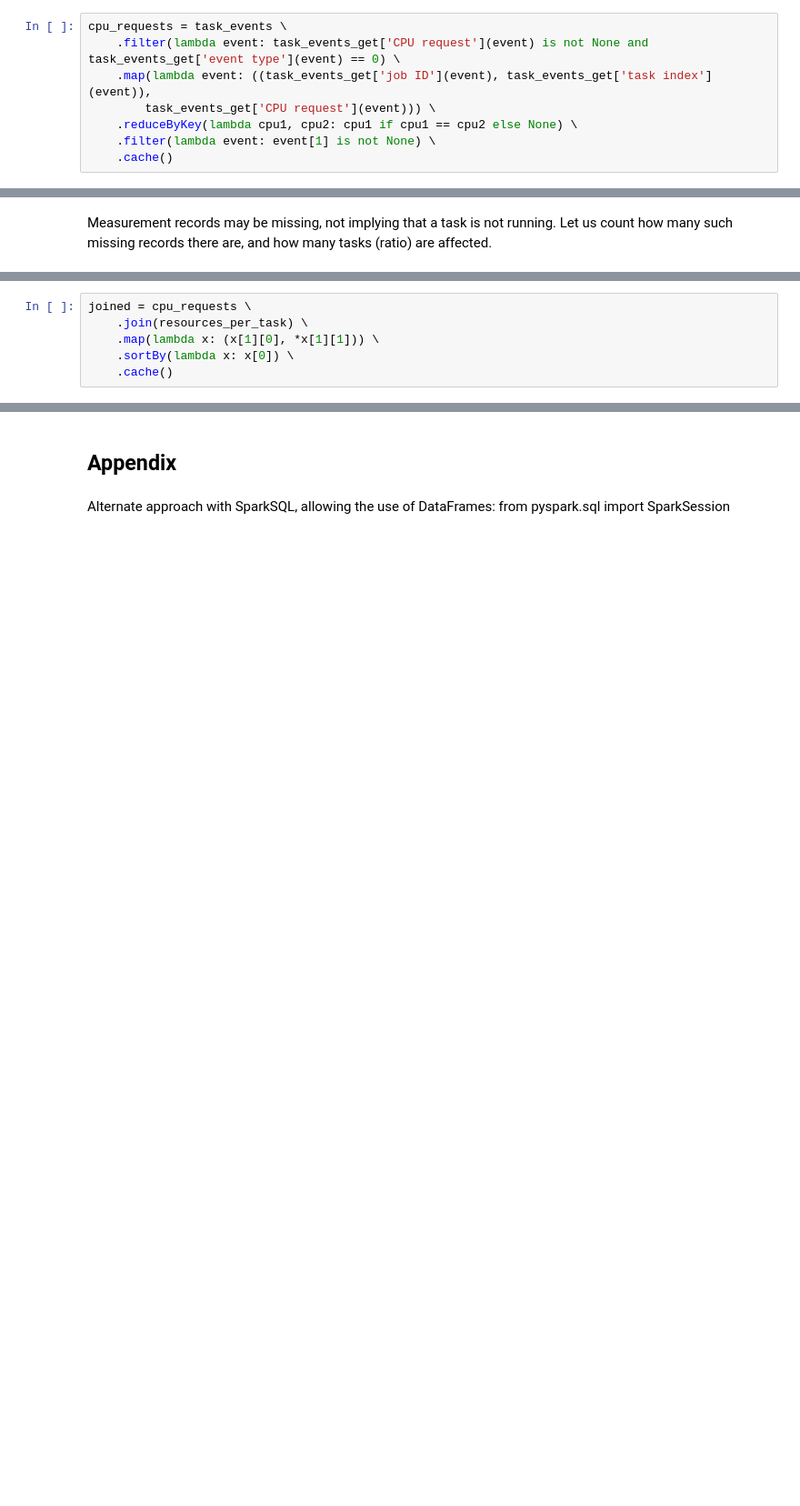
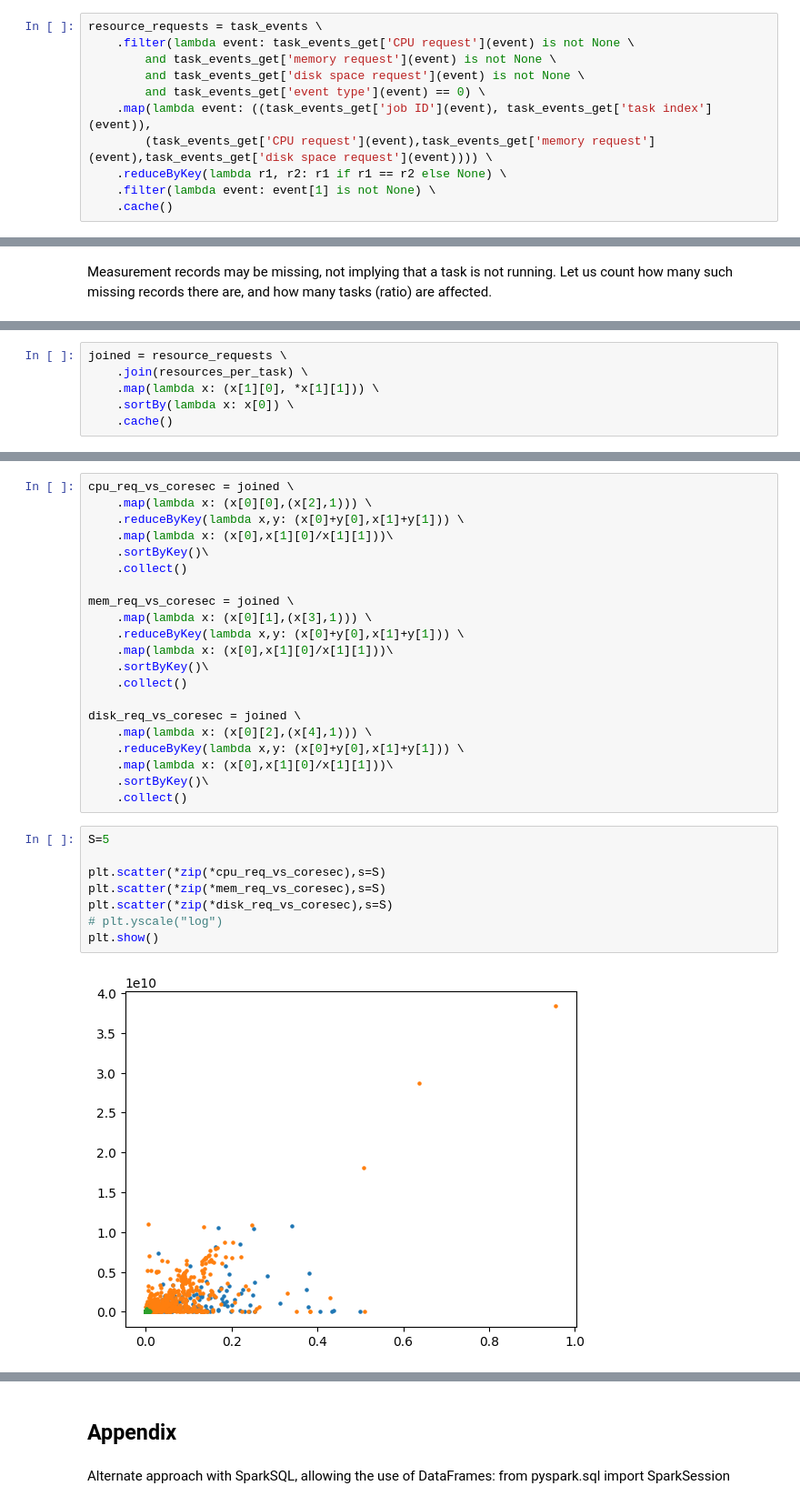
Before and after one commit to EltRnl/SparkProject, a Jupyter notebook: src/rough_exploration.ipynb, the cells around one changed output, grey strips where cells are left out. Shown at 91% size. Drawn from its saved outputs; the diff is of its cells as text; blank space fills up the shorter version.

```diff
--- a/src/rough_exploration.ipynb
+++ b/src/rough_exploration.ipynb
@@ -345,9 +493,12 @@ task_events \
 # %%
-cpu_requests = task_events \
-    .filter(lambda event: task_events_get['CPU request'](event) is not None and task_events_get['event type'](event) == 0) \
+resource_requests = task_events \
+    .filter(lambda event: task_events_get['CPU request'](event) is not None \
+        and task_events_get['memory request'](event) is not None \
+        and task_events_get['disk space request'](event) is not None \
+        and task_events_get['event type'](event) == 0) \
     .map(lambda event: ((task_events_get['job ID'](event), task_events_get['task index'](event)),
-        task_events_get['CPU request'](event))) \
-    .reduceByKey(lambda cpu1, cpu2: cpu1 if cpu1 == cpu2 else None) \
+        (task_events_get['CPU request'](event),task_events_get['memory request'](event),task_events_get['disk space request'](event)))) \
+    .reduceByKey(lambda r1, r2: r1 if r1 == r2 else None) \
     .filter(lambda event: event[1] is not None) \
     .cache()
 # %% [markdown]
@@ -409,5 +574,5 @@ for entry in resources_per_task.take(1):
 # %%
-joined = cpu_requests \
+joined = resource_requests \
     .join(resources_per_task) \
     .map(lambda x: (x[1][0], *x[1][1])) \
     .sortBy(lambda x: x[0]) \
@@ -461,0 +589,31 @@ This plot shows that, in general, tasks requiring more CPU are using less than t
+# %%
+cpu_req_vs_coresec = joined \
+    .map(lambda x: (x[0][0],(x[2],1))) \
+    .reduceByKey(lambda x,y: (x[0]+y[0],x[1]+y[1])) \
+    .map(lambda x: (x[0],x[1][0]/x[1][1]))\
+    .sortByKey()\
+    .collect()
+
+mem_req_vs_coresec = joined \
+    .map(lambda x: (x[0][1],(x[3],1))) \
+    .reduceByKey(lambda x,y: (x[0]+y[0],x[1]+y[1])) \
+    .map(lambda x: (x[0],x[1][0]/x[1][1]))\
+    .sortByKey()\
+    .collect()
+
+disk_req_vs_coresec = joined \
+    .map(lambda x: (x[0][2],(x[4],1))) \
+    .reduceByKey(lambda x,y: (x[0]+y[0],x[1]+y[1])) \
+    .map(lambda x: (x[0],x[1][0]/x[1][1]))\
+    .sortByKey()\
+    .collect()
+# %%
+S=5
+
+plt.scatter(*zip(*cpu_req_vs_coresec),s=S)
+plt.scatter(*zip(*mem_req_vs_coresec),s=S)
+plt.scatter(*zip(*disk_req_vs_coresec),s=S)
+# plt.yscale("log")
+plt.show()
+# %% [output]
+[figure, added]
```
Also changed, not shown: parts of 35 cells of this notebook.
